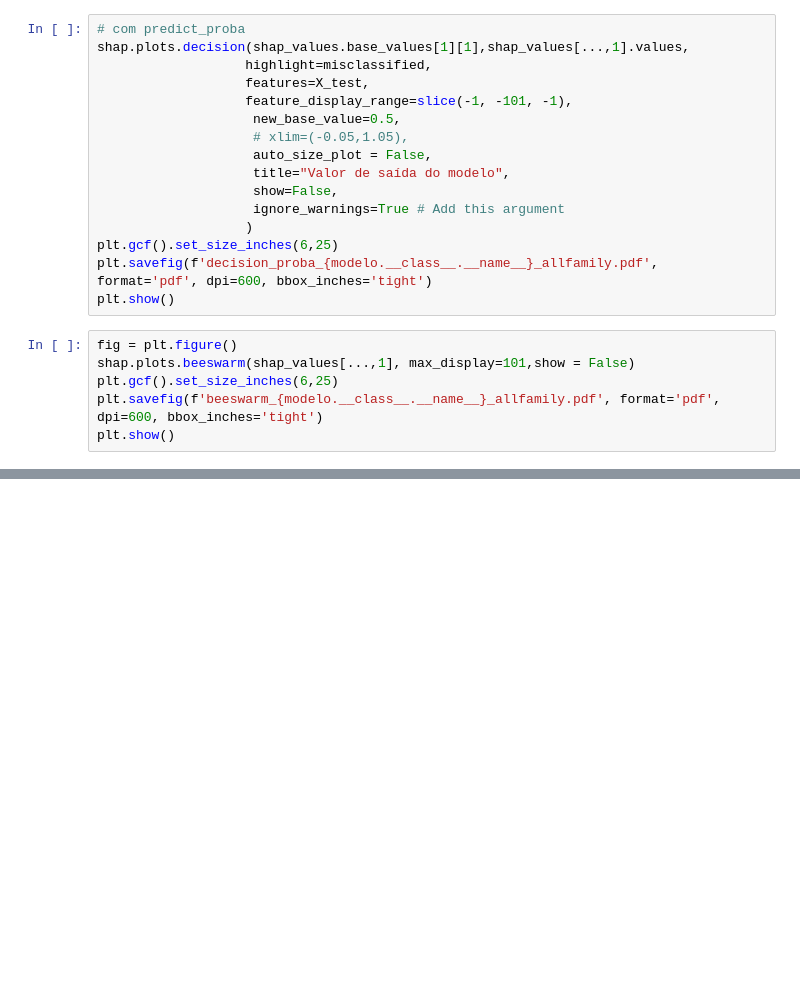
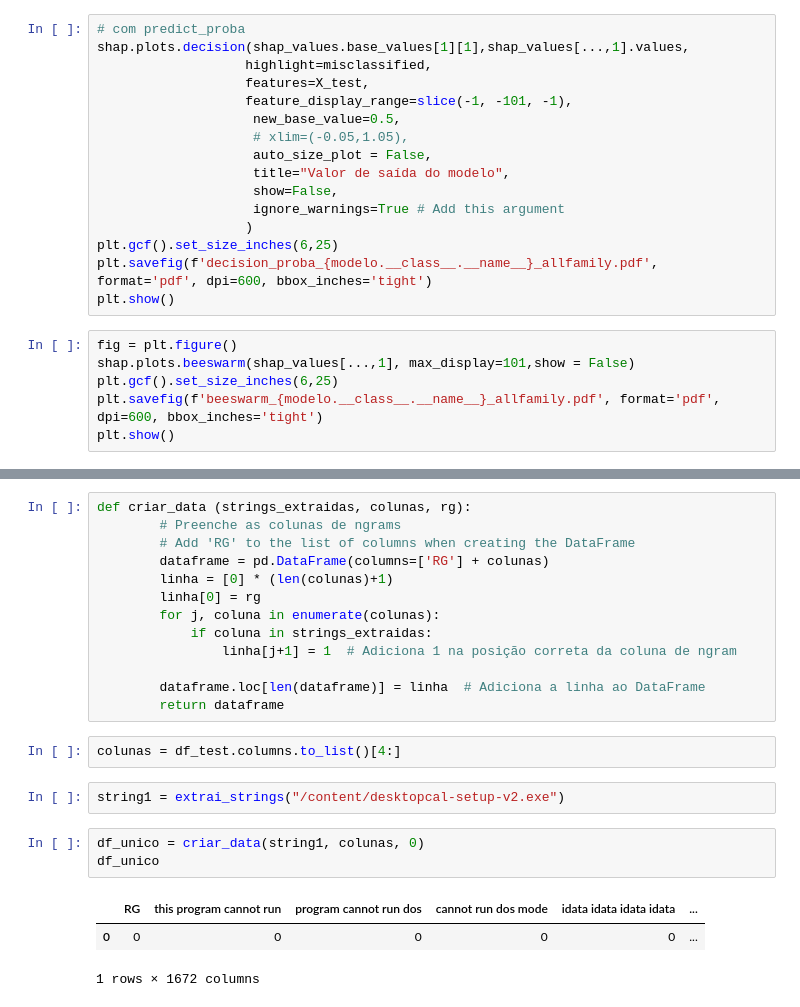
Before and after one commit to kevengoncalves-git/tecnicas_adversarias, a Jupyter notebook: Inserir_N_gramas_de_Shap_em_EXE.ipynb, the cells around one changed output, grey strips where cells are left out. Saved outputs shown, nothing was run; the diff lists cells and outputs as text; blank space fills up the shorter version.

```diff
--- a/Inserir_N_gramas_de_Shap_em_EXE.ipynb
+++ b/Inserir_N_gramas_de_Shap_em_EXE.ipynb
@@ -165,0 +180,24 @@ plt.show()
+# %%
+def criar_data (strings_extraidas, colunas, rg):
+        # Preenche as colunas de ngrams
+        # Add 'RG' to the list of columns when creating the DataFrame
+        dataframe = pd.DataFrame(columns=['RG'] + colunas)
+        linha = [0] * (len(colunas)+1)
+        linha[0] = rg
+        for j, coluna in enumerate(colunas):
+            if coluna in strings_extraidas:
+                linha[j+1] = 1  # Adiciona 1 na posição correta da coluna de ngram
+
+        dataframe.loc[len(dataframe)] = linha  # Adiciona a linha ao DataFrame
+        return dataframe
+# %%
+colunas = df_test.columns.to_list()[4:]
+# %%
+string1 = extrai_strings("/content/desktopcal-setup-v2.exe")
+# %%
+df_unico = criar_data(string1, colunas, 0)
+df_unico
+# %% [output]
+|  | RG | this program cannot run | program cannot run dos | cannot run dos mode | idata idata idata idata | ... |
+| 0 | 0 | 0 | 0 | 0 | 0 | ... |
+1 rows × 1672 columns
```
Also changed, not shown: parts of 3 cells of this notebook.
